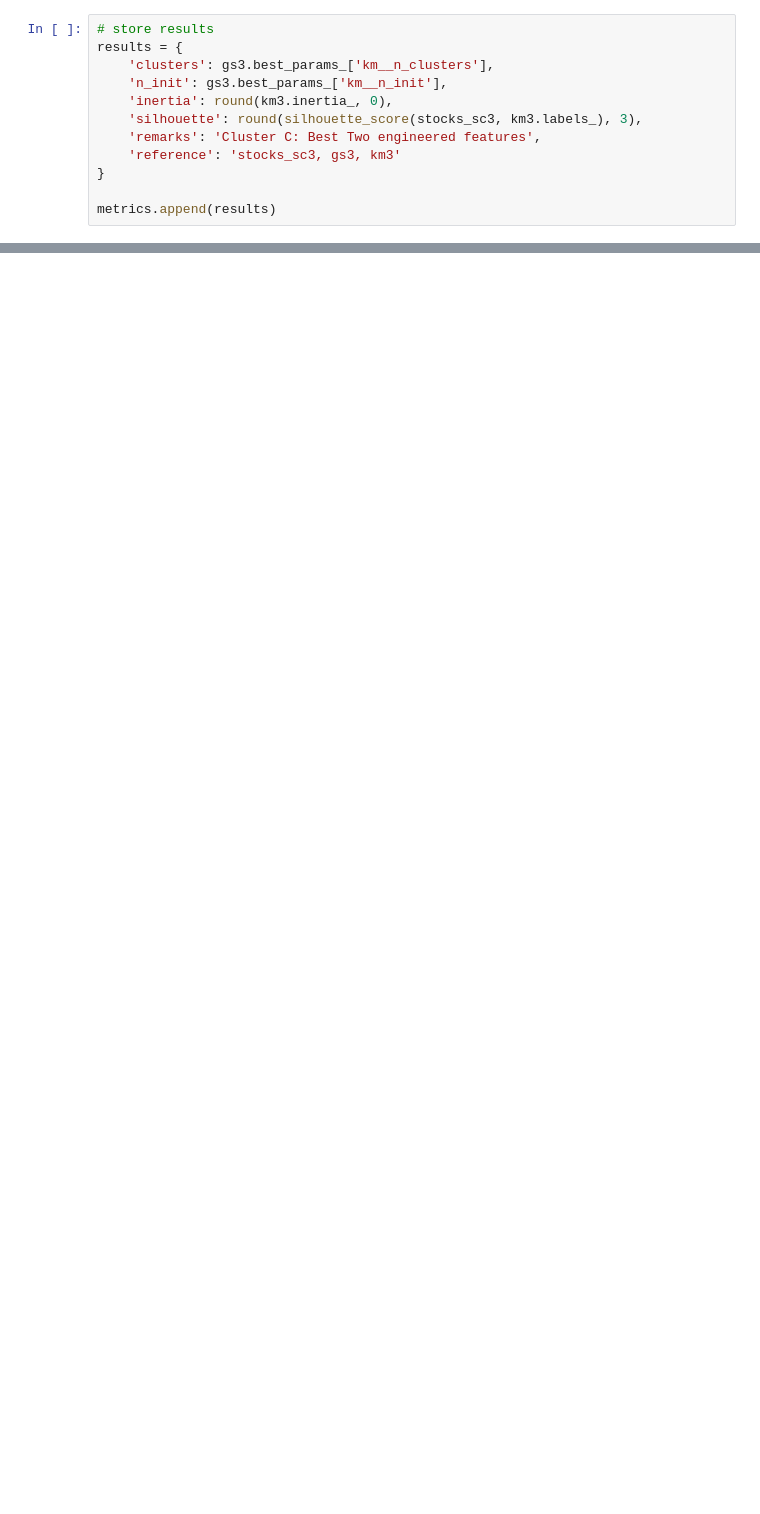
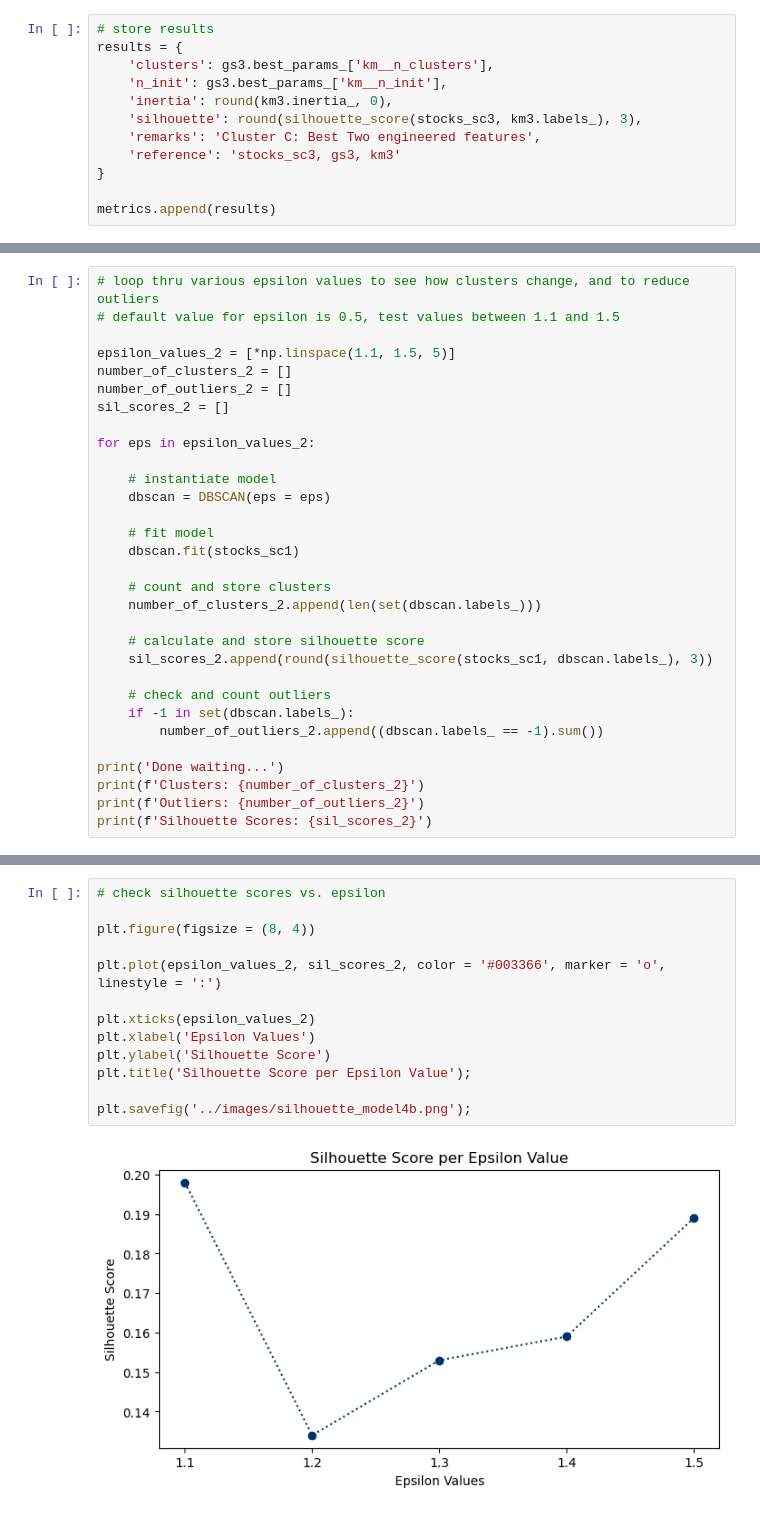
Before and after one commit to Aditya-Mahajan-02/Stocks_and_Portfolios, a Jupyter notebook: notebooks/03_Pre-processing_and_Modeling.ipynb, the cells around one changed output, grey strips where cells are left out. Drawn from its saved outputs; the diff is of its cells as text; blank space fills up the shorter version.

```diff
--- a/notebooks/03_Pre-processing_and_Modeling.ipynb
+++ b/notebooks/03_Pre-processing_and_Modeling.ipynb
@@ -662,0 +484,31 @@ Name: symbol, dtype: int64
+# %%
+# loop thru various epsilon values to see how clusters change, and to reduce outliers
+# default value for epsilon is 0.5, test values between 1.1 and 1.5
+
+epsilon_values_2 = [*np.linspace(1.1, 1.5, 5)]
+number_of_clusters_2 = []
+number_of_outliers_2 = []
+sil_scores_2 = []
+
+for eps in epsilon_values_2:
+
+    # instantiate model
+    dbscan = DBSCAN(eps = eps)
+
+    # fit model
+    dbscan.fit(stocks_sc1)
+
+    # count and store clusters
+    number_of_clusters_2.append(len(set(dbscan.labels_)))
+
+    # calculate and store silhouette score
+    sil_scores_2.append(round(silhouette_score(stocks_sc1, dbscan.labels_), 3))
+
+    # check and count outliers
+    if -1 in set(dbscan.labels_):
+        number_of_outliers_2.append((dbscan.labels_ == -1).sum())
+
+print('Done waiting...')
+print(f'Clusters: {number_of_clusters_2}')
+print(f'Outliers: {number_of_outliers_2}')
+print(f'Silhouette Scores: {sil_scores_2}')
@@ -662,0 +520,15 @@ Name: symbol, dtype: int64
+# %%
+# check silhouette scores vs. epsilon
+
+plt.figure(figsize = (8, 4))
+
+plt.plot(epsilon_values_2, sil_scores_2, color = '#003366', marker = 'o', linestyle = ':')
+
+plt.xticks(epsilon_values_2)
+plt.xlabel('Epsilon Values')
+plt.ylabel('Silhouette Score')
+plt.title('Silhouette Score per Epsilon Value');
+
+plt.savefig('../images/silhouette_model4b.png');
+# %% [output]
+[figure, added]
```
Also changed, not shown: parts of 92 cells of this notebook.
